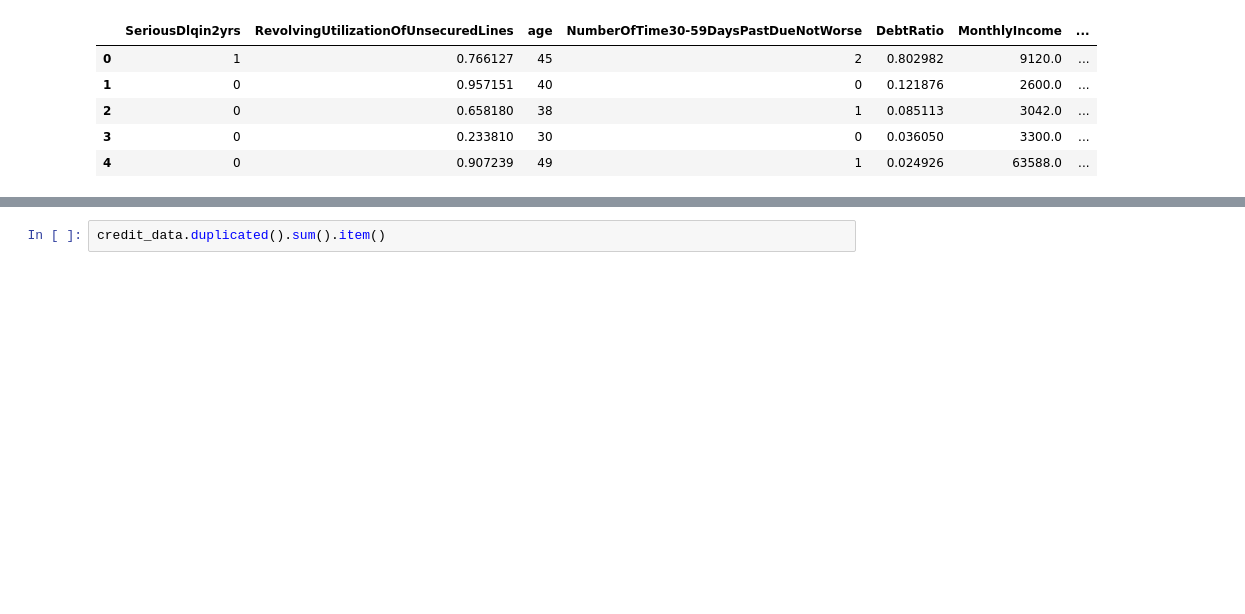
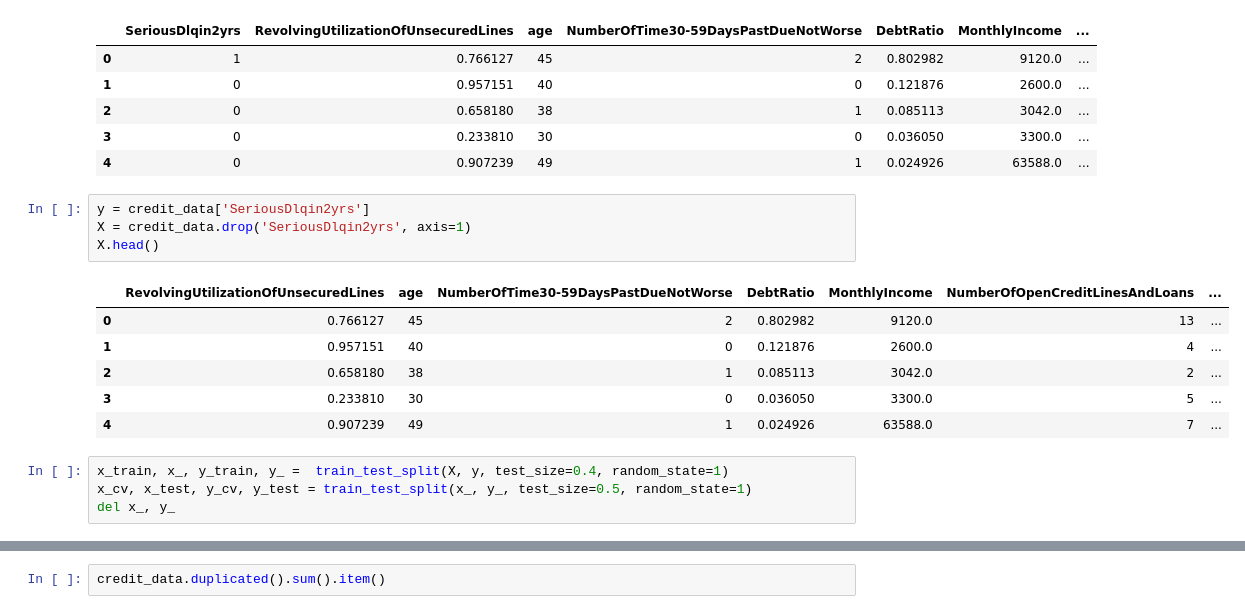
Before and after one commit to coretlwww/credit-risk-prediction, a Jupyter notebook: notebooks/02_preprocessing.ipynb, the cells around one changed output, grey strips where cells are left out. Drawn from its saved outputs; the diff is of its cells as text; blank space fills up the shorter version.

```diff
--- a/notebooks/02_preprocessing.ipynb
+++ b/notebooks/02_preprocessing.ipynb
@@ -25,3 +29,18 @@ credit_data.head()
 | 2 | 0 | 0.658180 | 38 | 1 | 0.085113 | 3042.0 | ... |
 | 3 | 0 | 0.233810 | 30 | 0 | 0.036050 | 3300.0 | ... |
 | 4 | 0 | 0.907239 | 49 | 1 | 0.024926 | 63588.0 | ... |
+# %%
+y = credit_data['SeriousDlqin2yrs']
+X = credit_data.drop('SeriousDlqin2yrs', axis=1)
+X.head()
+# %% [output]
+|  | RevolvingUtilizationOfUnsecuredLines | age | NumberOfTime30-59DaysPastDueNotWorse | DebtRatio | MonthlyIncome | NumberOfOpenCreditLinesAndLoans | ... |
+| 0 | 0.766127 | 45 | 2 | 0.802982 | 9120.0 | 13 | ... |
+| 1 | 0.957151 | 40 | 0 | 0.121876 | 2600.0 | 4 | ... |
+| 2 | 0.658180 | 38 | 1 | 0.085113 | 3042.0 | 2 | ... |
+| 3 | 0.233810 | 30 | 0 | 0.036050 | 3300.0 | 5 | ... |
+| 4 | 0.907239 | 49 | 1 | 0.024926 | 63588.0 | 7 | ... |
+# %%
+x_train, x_, y_train, y_ =  train_test_split(X, y, test_size=0.4, random_state=1)
+x_cv, x_test, y_cv, y_test = train_test_split(x_, y_, test_size=0.5, random_state=1)
+del x_, y_
```
Also changed, not shown: parts of 2 cells of this notebook.
